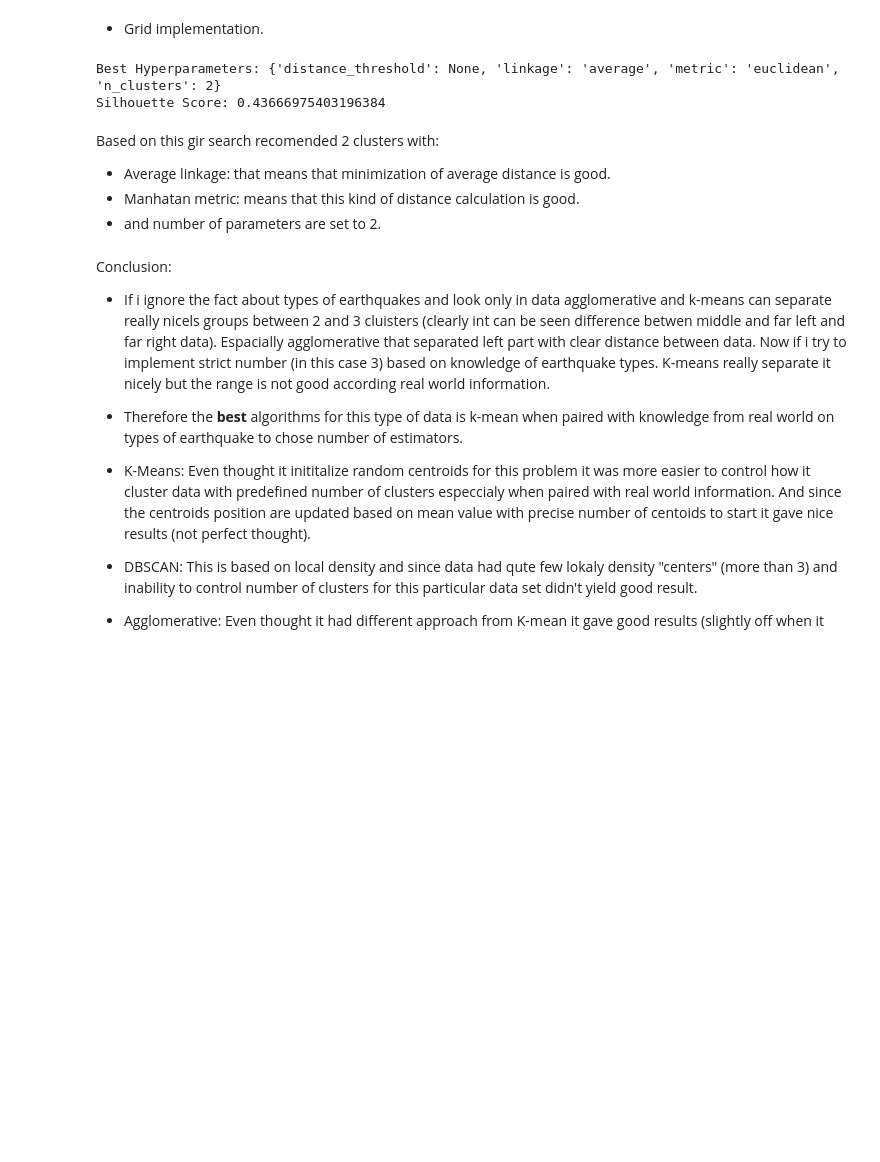
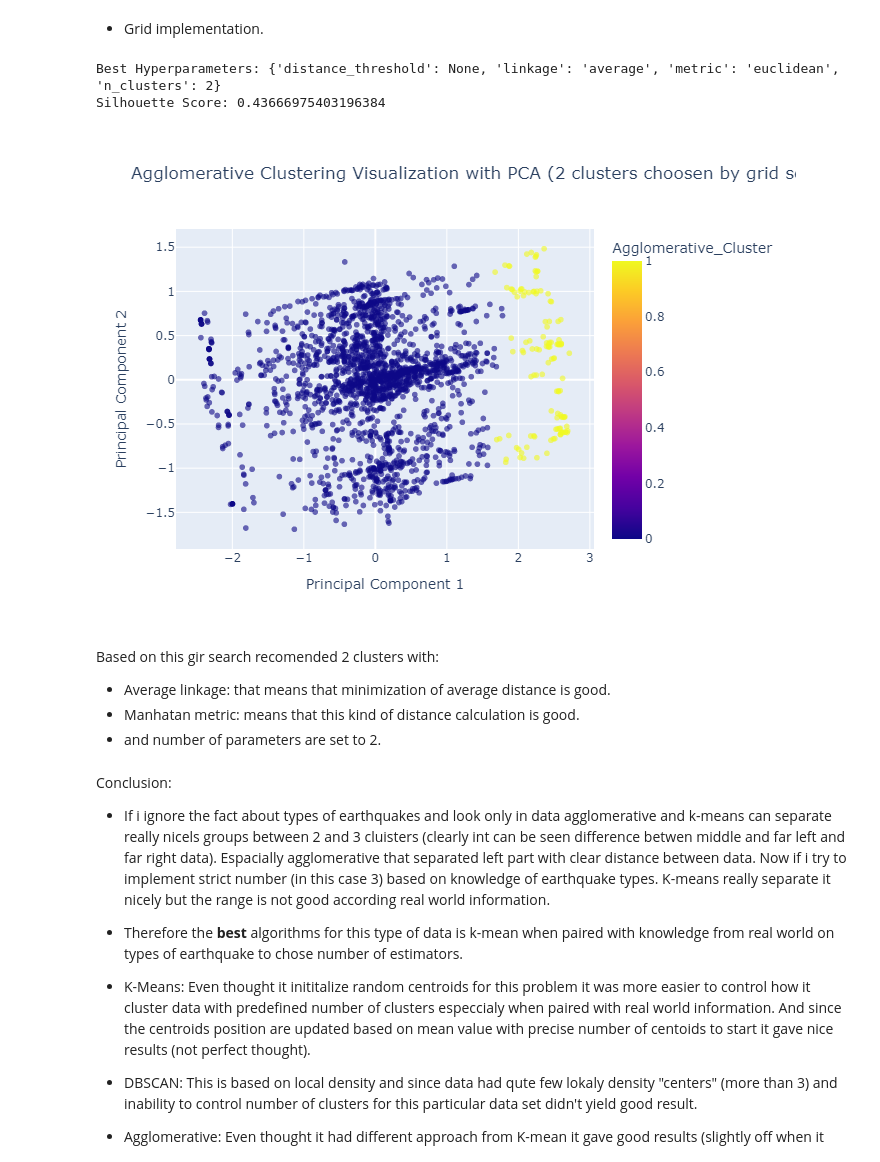
Before and after one commit to kosmisa/DS_project_Clustering_Earthquakes, a Jupyter notebook: notebooks/Notebook_Earthquakes.ipynb, the cells around one changed output. Saved outputs shown, nothing was run; the diff lists cells and outputs as text; code cells hidden in the pictures; blank space fills up the shorter version.

```diff
--- a/notebooks/Notebook_Earthquakes.ipynb
+++ b/notebooks/Notebook_Earthquakes.ipynb
@@ -699,18 +703,26 @@ Silhouette Score: 0.43666975403196384
 # %%
 fig = px.scatter(
                 df,
                 x='pca_x',
                 y='pca_y',
                 color='Agglomerative_Cluster',
                 title="Agglomerative Clustering Visualization with PCA (2 clusters choosen by grid search)",
                 labels={'pca_x': 'Principal Component 1',
                         'pca_y': 'Principal Component 2',
                         'DBSCAN_Cluster': 'Cluster ID'},
                 hover_data=['Focal depth', 'Richter'])
 
 fig.update_traces(marker=dict(size=6, opacity=0.6), selector=dict(mode='markers'))
 
 fig.show()
+
+# Save a static image version (for GitHub preview)
+fig.write_image("images/Agglomerative_clusters.png")
+
+# Display the static image inside the notebook
+display(Image(filename="images/Agglomerative_clusters.png"))
+# %% [output]
+[figure, added]
 # %% [markdown]
 Based on this gir search recomended 2 clusters with:
 
```
Also changed, not shown: parts of 5 cells of this notebook.
